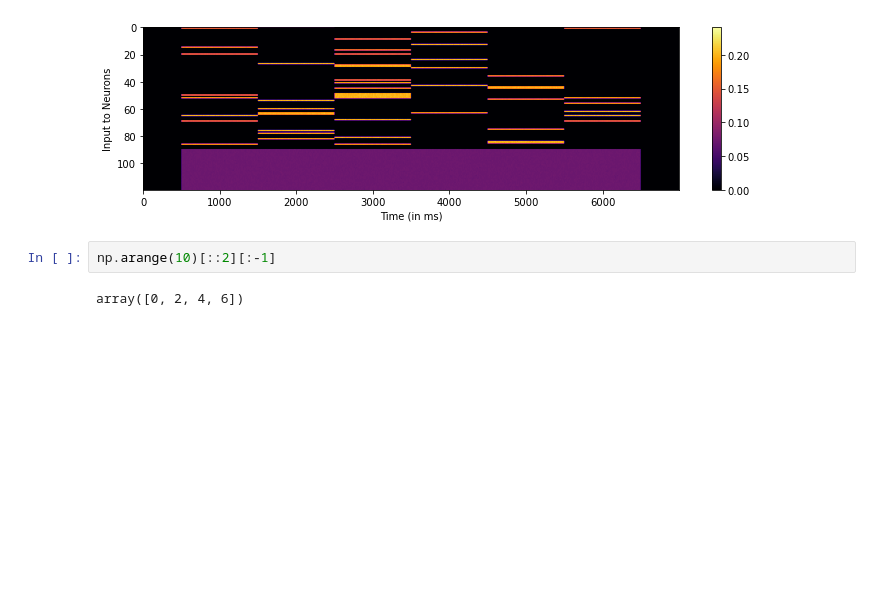
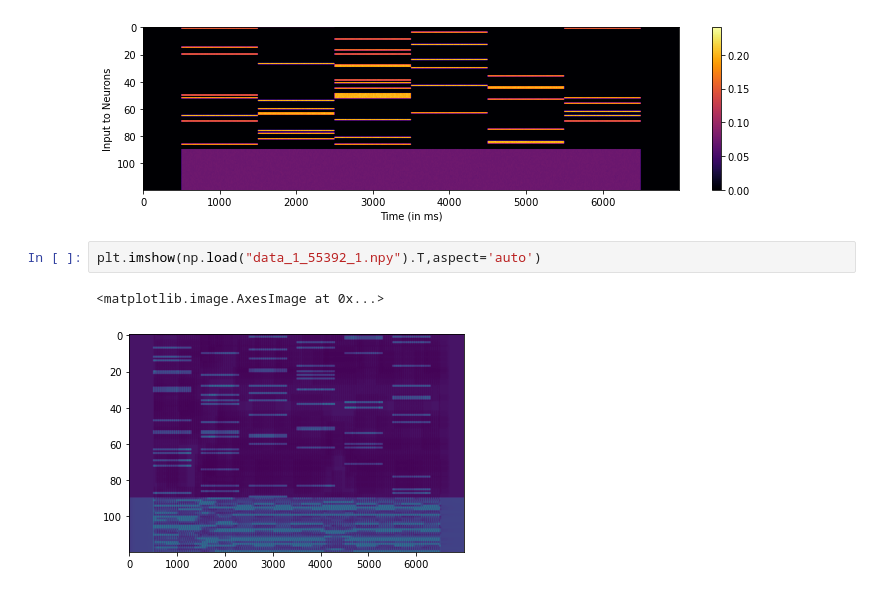
Before and after one commit to neurorishika/intermittent-odors, a Jupyter notebook: fig5/As.ipynb, the cells around one changed output. Drawn from its saved outputs; the diff is of its cells as text; blank space fills up the shorter version.

```diff
--- a/fig5/As.ipynb
+++ b/fig5/As.ipynb
@@ -86,7 +87,8 @@ plt.colorbar()
 # %% [output]
 <matplotlib.colorbar.Colorbar at 0x...>
 [figure]
-# %%
-np.arange(10)[::2][:-1]
-# %% [output]
-array([0, 2, 4, 6])
+# %%
+plt.imshow(np.load("data_1_55392_1.npy").T,aspect='auto')
+# %% [output]
+<matplotlib.image.AxesImage at 0x...>
+[figure, added]
```
Also changed, not shown: parts of 3 cells of this notebook, 8 other files.
